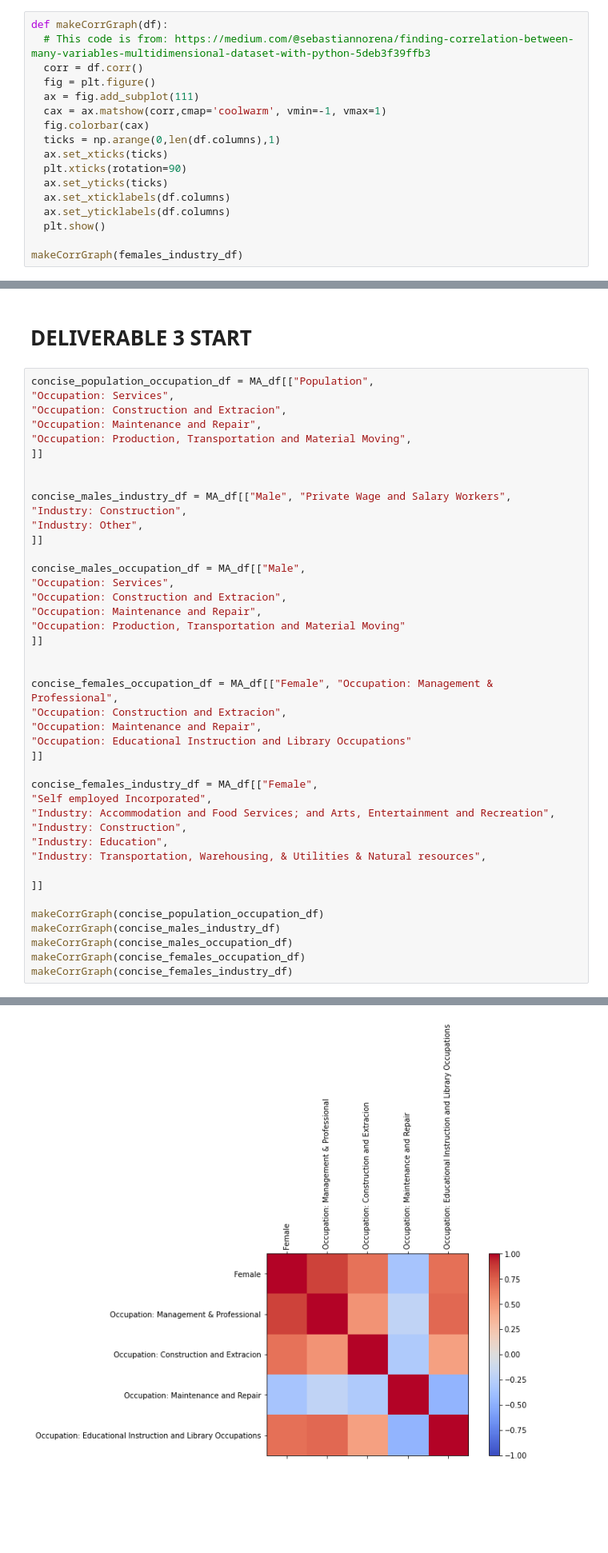
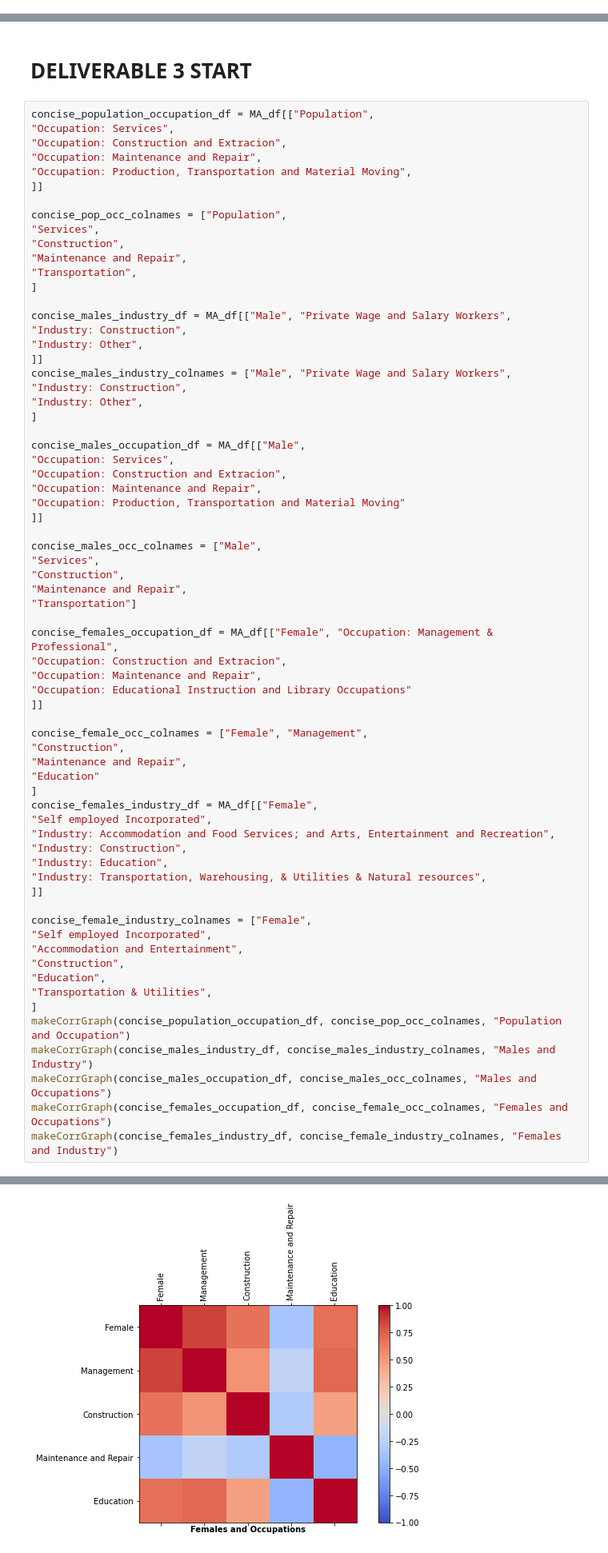
Before and after one commit to BU-Spark/ds-boston-bpda-br-census, a Jupyter notebook: emilygreven/CensusProjectDeliverable3.ipynb, the cells around one changed output, grey strips where cells are left out. Shown: that part at 80% size. Cells and saved outputs as stored; diff of their text form; blank space fills up the shorter version.

```diff
--- a/emilygreven/CensusProjectDeliverable3.ipynb
+++ b/emilygreven/CensusProjectDeliverable3.ipynb
@@ -446,17 +588,0 @@ females_industry_df = MA_df[["Female", "Private Wage and Salary Workers",
-# %%
-def makeCorrGraph(df):
-  # This code is from: https://medium.com/@sebastiannorena/finding-correlation-between-many-variables-multidimensional-dataset-with-python-5deb3f39ffb3
-  corr = df.corr()
-  fig = plt.figure()
-  ax = fig.add_subplot(111)
-  cax = ax.matshow(corr,cmap='coolwarm', vmin=-1, vmax=1)
-  fig.colorbar(cax)
-  ticks = np.arange(0,len(df.columns),1)
-  ax.set_xticks(ticks)
-  plt.xticks(rotation=90)
-  ax.set_yticks(ticks)
-  ax.set_xticklabels(df.columns)
-  ax.set_yticklabels(df.columns)
-  plt.show()
-
-makeCorrGraph(females_industry_df)
@@ -617,11 +708,21 @@ concise_population_occupation_df = MA_df[["Population",
 "Occupation: Production, Transportation and Material Moving",
 ]]
 
+concise_pop_occ_colnames = ["Population",
+"Services",
+"Construction",
+"Maintenance and Repair",
+"Transportation",
+]
 
 concise_males_industry_df = MA_df[["Male", "Private Wage and Salary Workers",
 "Industry: Construction",
 "Industry: Other",
 ]]
+concise_males_industry_colnames = ["Male", "Private Wage and Salary Workers",
+"Industry: Construction",
+"Industry: Other",
+]
 
 concise_males_occupation_df = MA_df[["Male",
 "Occupation: Services",
@@ -630,6 +731,11 @@ concise_males_occupation_df = MA_df[["Male",
 "Occupation: Production, Transportation and Material Moving"
 ]]
 
+concise_males_occ_colnames = ["Male",
+"Services",
+"Construction",
+"Maintenance and Repair",
+"Transportation"]
 
 concise_females_occupation_df = MA_df[["Female", "Occupation: Management & Professional",
 "Occupation: Construction and Extracion",
@@ -637,18 +743,29 @@ concise_females_occupation_df = MA_df[["Female", "Occupation: Management & Profe
 "Occupation: Educational Instruction and Library Occupations"
 ]]
 
+concise_female_occ_colnames = ["Female", "Management",
+"Construction",
+"Maintenance and Repair",
+"Education"
+]
 concise_females_industry_df = MA_df[["Female",
 "Self employed Incorporated",
 "Industry: Accommodation and Food Services; and Arts, Entertainment and Recreation",
 "Industry: Construction",
 "Industry: Education",
 "Industry: Transportation, Warehousing, & Utilities & Natural resources",
-
 ]]
 
-makeCorrGraph(concise_population_occupation_df)
-makeCorrGraph(concise_males_industry_df)
-makeCorrGraph(concise_males_occupation_df)
-makeCorrGraph(concise_females_occupation_df)
-makeCorrGraph(concise_females_industry_df)
+concise_female_industry_colnames = ["Female",
+"Self employed Incorporated",
+"Accommodation and Entertainment",
+"Construction",
+"Education",
+"Transportation & Utilities",
+]
+makeCorrGraph(concise_population_occupation_df, concise_pop_occ_colnames, "Population and Occupation")
+makeCorrGraph(concise_males_industry_df, concise_males_industry_colnames, "Males and Industry")
+makeCorrGraph(concise_males_occupation_df, concise_males_occ_colnames, "Males and Occupations")
+makeCorrGraph(concise_females_occupation_df, concise_female_occ_colnames, "Females and Occupations")
+makeCorrGraph(concise_females_industry_df, concise_female_industry_colnames, "Females and Industry")
 # %% [output]
@@ -658 +775 @@ makeCorrGraph(concise_females_industry_df)
-[figure, old version]
+[figure, new version]
```
Also changed, not shown: parts of 22 cells of this notebook.
